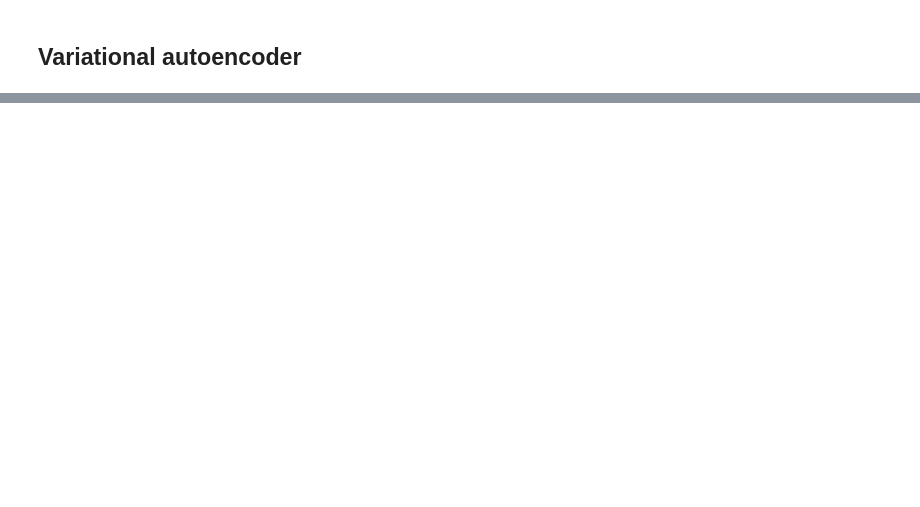
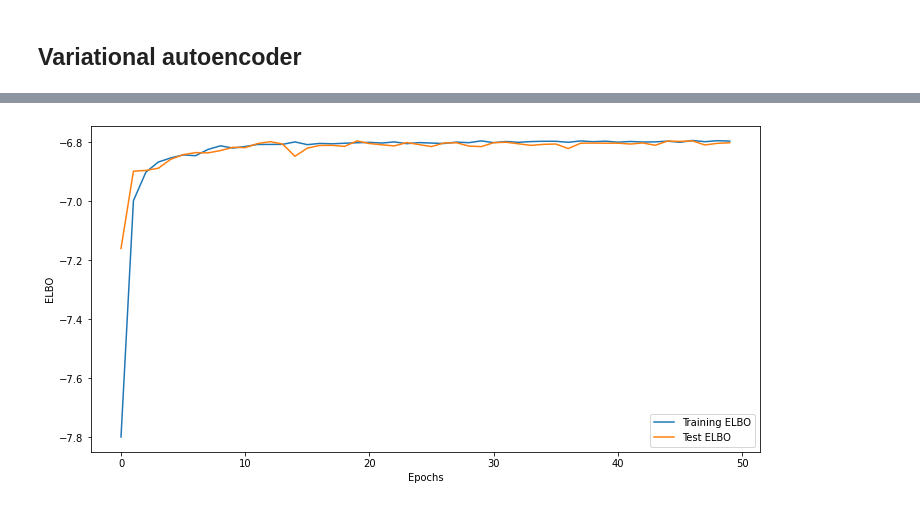
Before and after one commit to SpongeFrogy/MOF_ML, a Jupyter notebook: token_part/Neural Network (3.04) .ipynb, the cells around one changed output, grey strips where cells are left out. Cells and saved outputs as stored; diff of their text form; code cells hidden in the pictures; blank space fills up the shorter version.

```diff
--- a/token_part/Neural Network (3.04) .ipynb
+++ b/token_part/Neural Network (3.04) .ipynb
@@ -48,6 +46,0 @@ batch_size = 32
-# %%
-# Shuffle data
-train_dataset = (tf.data.Dataset.from_tensor_slices(data_train)
-                 .shuffle(train_size).batch(batch_size))
-test_dataset = (tf.data.Dataset.from_tensor_slices(data_test)
-                .shuffle(test_size).batch(batch_size))
@@ -66,10 +57,10 @@ class CVAE(tf.keras.Model):
         [
             tf.keras.layers.InputLayer(input_shape=(13,)),
             tf.keras.layers.Dense(128, activation=tf.nn.relu),
-            tf.keras.layers.Dropout(0.3, name = 'dropout1'),
+            tf.keras.layers.Dropout(0.5, name = 'dropout1'),
             tf.keras.layers.Dense(32, activation=tf.nn.relu),
-            tf.keras.layers.Dropout(0.3, name = 'dropout2'),
-            tf.keras.layers.Dense((latent_dim,)),
+            tf.keras.layers.Dropout(0.5, name = 'dropout2'),
+            tf.keras.layers.Dense(latent_dim*2),
         ]
     )
 
@@ -89,7 +80,7 @@ class CVAE(tf.keras.Model):
     return self.decode(eps, apply_sigmoid=True)
 
   def encode(self, x):
-    mean, logvar = tf.split(self.encoder(x), num_or_size_splits=2)
+    mean, logvar = tf.split(self.encoder(x), num_or_size_splits=2, axis=1)
     return mean, logvar
 
   def reparameterize(self, mean, logvar):
@@ -138,3 +134,6 @@ def train_step(model, x, optimizer):
 # %%
+# Introduce model and optimizer
 latent_dim = 2
-epochs = 30
+epochs = 50
+model = CVAE(2)
+optimizer = tf.keras.optimizers.Adam(1e-4)
@@ -166,15 +139,0 @@ for train_z in train_dataset:
-# %%
-for epoch in range(1, epochs + 1):
-  start_time = time.time()
-  for train_x in train_dataset:
-    train_step(model, train_x, optimizer)
-  end_time = time.time()
-
-  loss = tf.keras.metrics.Mean()
-  for test_x in test_dataset:
-    loss(compute_loss(model, test_x))
-  elbo = -loss.result()
-  display.clear_output(wait=False)
-  print('Epoch: {}, Test set ELBO: {}, time elapse for current epoch: {}'
-        .format(epoch, elbo, end_time - start_time))
-  generate_and_save_images(model, epoch, test_sample)
@@ -185,0 +198,11 @@ ValueError: in user code:
+# %%
+# Plot the ELBO for check overfitting
+plt.figure(figsize=(12, 6))
+plt.plot(train_elbo_history, label='Training ELBO')
+plt.plot(test_elbo_history, label='Test ELBO')
+plt.xlabel('Epochs')
+plt.ylabel('ELBO')
+plt.legend()
+plt.show()
+# %% [output]
+[figure, added]
```
Also changed, not shown: parts of 13 cells of this notebook.
